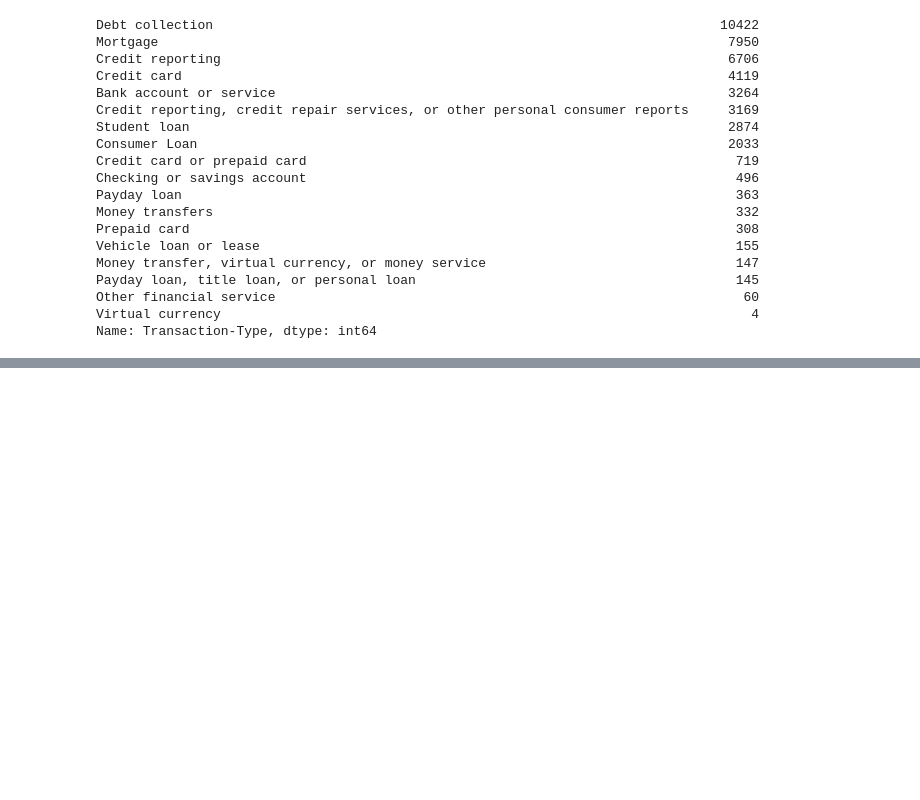
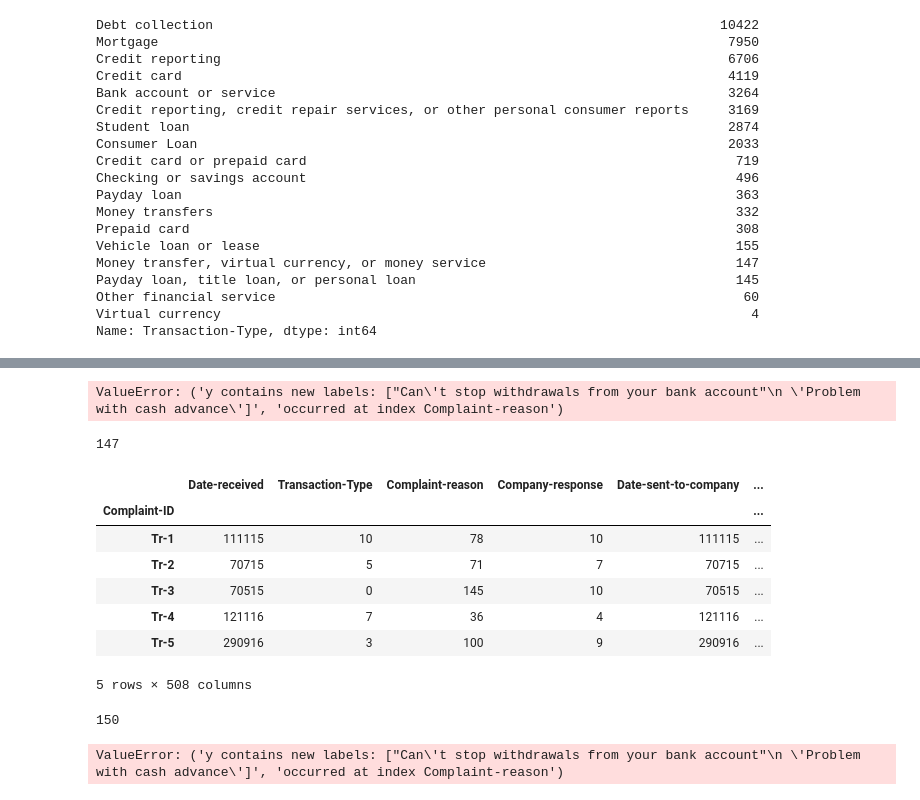
Before and after one commit to arvind0417/ML_Projects, a Jupyter notebook: BW_2019/Prediction_Problem.ipynb, the cells around one changed output, grey strips where cells are left out. Cells and saved outputs as stored; diff of their text form; code cells hidden in the pictures; blank space fills up the shorter version.

```diff
--- a/BW_2019/Prediction_Problem.ipynb
+++ b/BW_2019/Prediction_Problem.ipynb
@@ -255,2 +321,2 @@ Consumer-complaints_train = vectorizer.fit_transform(train_data.Consumer-complai
 # %%
-train_data_new = pd.concat([train_data, Consumer-complaints], axis = 1)
+train_data_new = pd.concat([train_data, consumer_complaint], axis = 1)
@@ -257 +327,5 @@ train_data_new = pd.concat([train_data, Consumer-complaints], axis = 1)
+# %%
+train_data_new = train_data_new.set_index("Complaint-ID")
+# %%
+train_data_new = train_data_new.drop("Consumer-complaint-summary", axis = 1)
 # %%
@@ -262,0 +360,27 @@ X_train, X_test, y_train, y_test = train_test_split(features, labels, test_size
+# %%
+test_data[["Complaint-reason"]] = test_data[["Complaint-reason"]].apply(lambda x: d[x.name].transform(x))
+# %% [output]
+ValueError: ('y contains new labels: ["Can\'t stop withdrawals from your bank account"\n \'Problem with cash advance\']', 'occurred at index Complaint-reason')
+# %%
+test_data["Complaint-reason"].nunique()
+# %% [output]
+147
+# %%
+train_data_new.head()
+# %% [output]
+|  | Date-received | Transaction-Type | Complaint-reason | Company-response | Date-sent-to-company | ... |
+| Complaint-ID |  |  |  |  |  | ... |
+| Tr-1 | 111115 | 10 | 78 | 10 | 111115 | ... |
+| Tr-2 | 70715 | 5 | 71 | 7 | 70715 | ... |
+| Tr-3 | 70515 | 0 | 145 | 10 | 70515 | ... |
+| Tr-4 | 121116 | 7 | 36 | 4 | 121116 | ... |
+| Tr-5 | 290916 | 3 | 100 | 9 | 290916 | ... |
+5 rows × 508 columns
+# %%
+train_data_new["Complaint-reason"].nunique()
+# %% [output]
+150
+# %%
+test_data[["Transaction-Type", "Complaint-reason","Company-response","Consumer-disputes"]] = test_data[["Transaction-Type", "Complaint-reason", "Company-response", "Consumer-disputes"]].apply(lambda x: d[x.name].transform(x))
+# %% [output]
+ValueError: ('y contains new labels: ["Can\'t stop withdrawals from your bank account"\n \'Problem with cash advance\']', 'occurred at index Complaint-reason')
```
Also changed, not shown: parts of 38 cells of this notebook.
